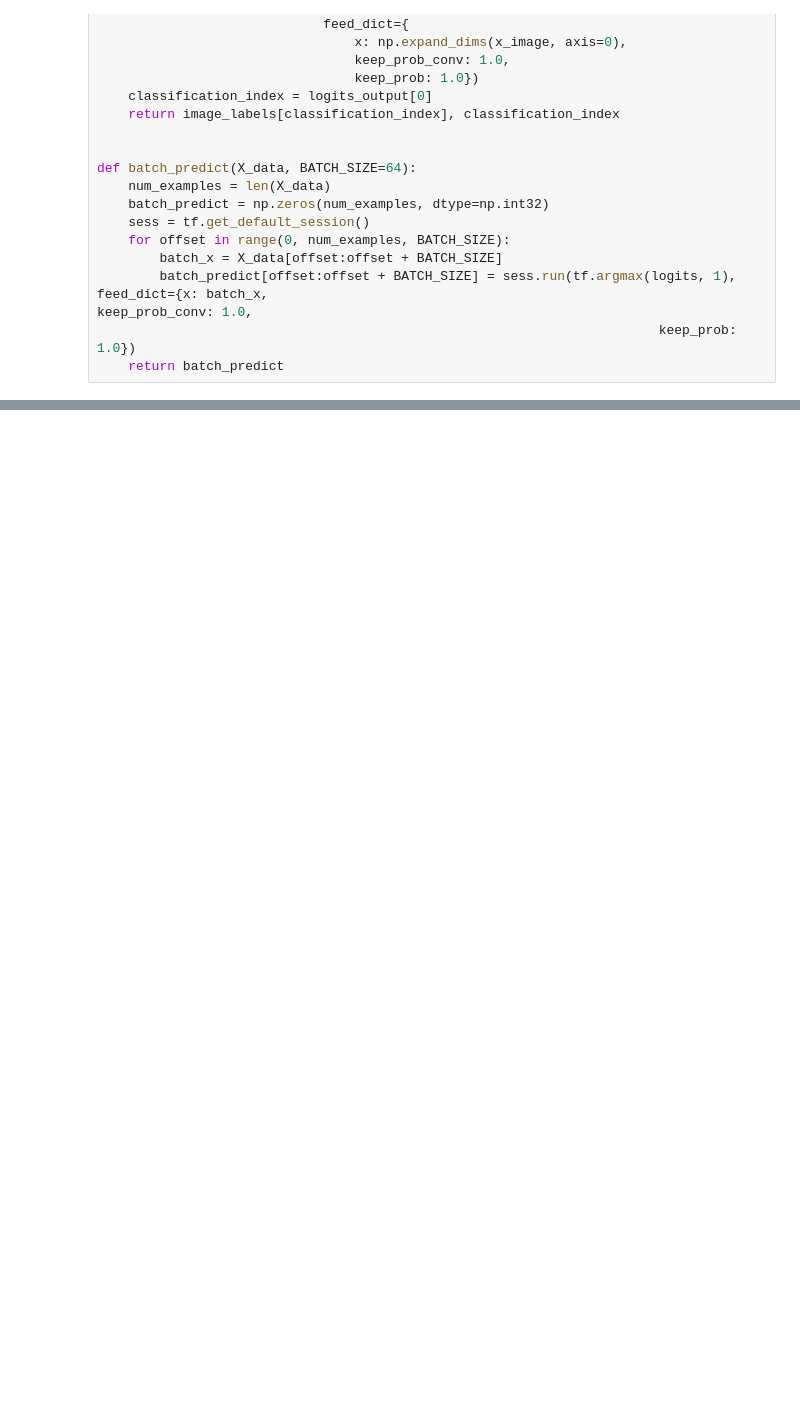
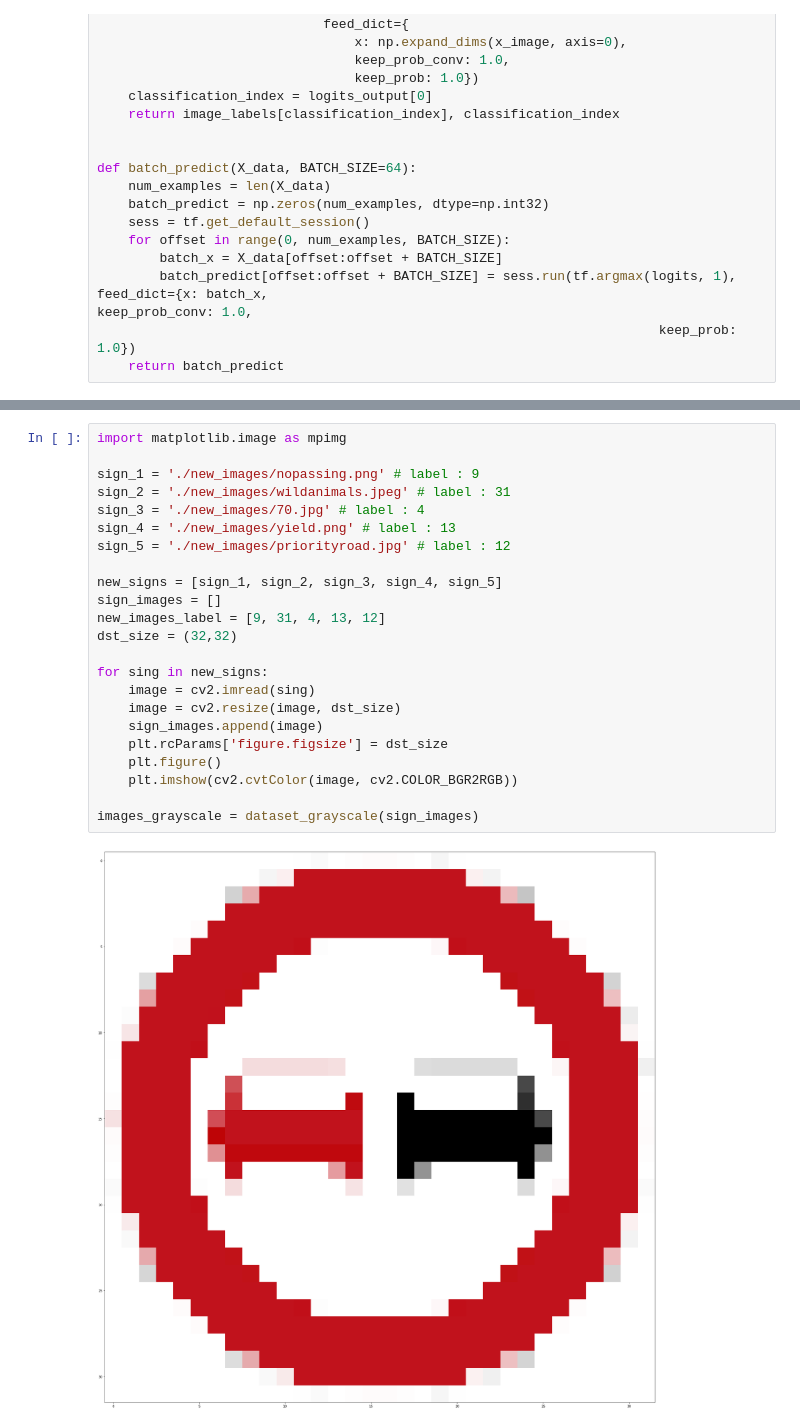
Before and after one commit to Vladimir-Lazic/CarND-Traffic-Sign-Classifier-Project, a Jupyter notebook: traffic_sign_classifier_project.ipynb, the cells around one changed output, grey strips where cells are left out. Saved outputs shown, nothing was run; the diff lists cells and outputs as text; blank space fills up the shorter version.

```diff
--- a/traffic_sign_classifier_project.ipynb
+++ b/traffic_sign_classifier_project.ipynb
@@ -214,0 +313,25 @@ Test Accuracy = 0.932
+# %%
+import matplotlib.image as mpimg
+
+sign_1 = './new_images/nopassing.png' # label : 9
+sign_2 = './new_images/wildanimals.jpeg' # label : 31
+sign_3 = './new_images/70.jpg' # label : 4
+sign_4 = './new_images/yield.png' # label : 13
+sign_5 = './new_images/priorityroad.jpg' # label : 12
+
+new_signs = [sign_1, sign_2, sign_3, sign_4, sign_5]
+sign_images = []
+new_images_label = [9, 31, 4, 13, 12]
+dst_size = (32,32)
+
+for sing in new_signs:
+    image = cv2.imread(sing)
+    image = cv2.resize(image, dst_size)
+    sign_images.append(image)
+    plt.rcParams['figure.figsize'] = dst_size
+    plt.figure()
+    plt.imshow(cv2.cvtColor(image, cv2.COLOR_BGR2RGB))
+
+images_grayscale = dataset_grayscale(sign_images)
+# %% [output]
+[figure, added]
```
Also changed, not shown: parts of 11 cells of this notebook.
